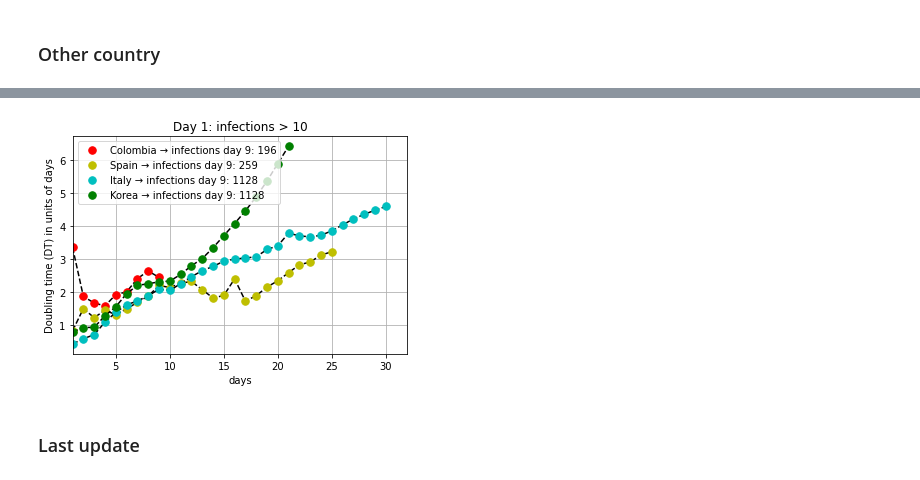
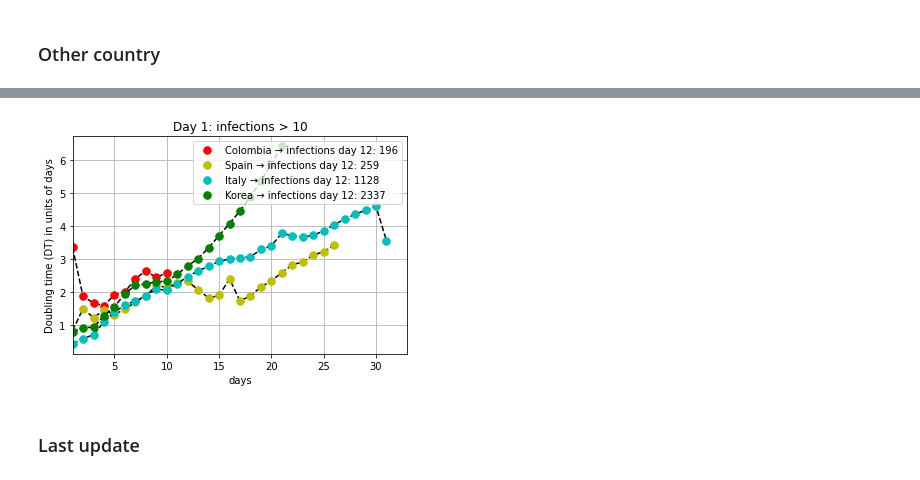
Before and after one commit to restrepo/COVID-19, a Jupyter notebook: covid.ipynb, the cells around one changed output, grey strips where cells are left out. Cells and saved outputs as stored; diff of their text form; code cells hidden in the pictures.

```diff
--- a/covid.ipynb
+++ b/covid.ipynb
@@ -443,3 +441,6 @@ start_day='2/18/20'
 y=get_infected(c,date_start=start_day,date_end='3/11/20',DataFrame=cv)
 x=range(1,len(y)+1)
 spk=dataframe_doubling(x,y,start_date=start_day,final_date=dmax)
+# %%
+fd=sp['day'].max()-3
+fd
@@ -446,31 +463,31 @@ spk=dataframe_doubling(x,y,start_date=start_day,final_date=dmax)
 # %%
 plt.plot(sp['day']-2,sp['Td'],'k--')
 plt.plot(sp['day']-2,sp['Td'],'r.',markersize=15,
          label='Colombia → infections day {}: {}'.format(
-                 fd,sp.loc[fd-1,'infections']))
+                 fd+3,sp.loc[fd-1,'infections']))
 plt.plot(sps['day']-2,sps['Td'],'k--')
 plt.plot(sps['day']-2,sps['Td'],'y.',markersize=15,
          label='Spain → infections day {}: {}'.format(
-                 fd,sps.loc[fd-1,'infections']))
+                 fd+3,sps.loc[fd-1,'infections']))
 plt.plot(spi['day']-2,spi['Td'],'k--')
 plt.plot(spi['day']-2,spi['Td'],'c.',markersize=15,
          label='Italy → infections day {}: {}'.format(
-                 fd,spi.loc[fd-1,'infections']))
+                 fd+3,spi.loc[fd-1,'infections']))
 plt.plot(spk['day']-2,spk['Td'],'k--')
 plt.plot(spk['day']-2,spk['Td'],'g.',markersize=15,
          label='Korea → infections day {}: {}'.format(
-                 fd,spi.loc[fd-1,'infections']))
+                 fd+3,spk.loc[fd-1,'infections']))
 
 plt.legend()
 plt.title('Day 1: infections > 10')
 plt.xlabel('days')
 plt.ylabel('Doubling time (DT) in units of days')
 plt.legend()
 plt.grid()
 plt.xlim(1,spi['day'].max())
 plt.savefig('contention.png')
 # %% [output]
-[figure, old version]
+[figure, new version]
 # %% [markdown]
 ### Last update
 # %%
```
Also changed, not shown: parts of 17 cells of this notebook.
